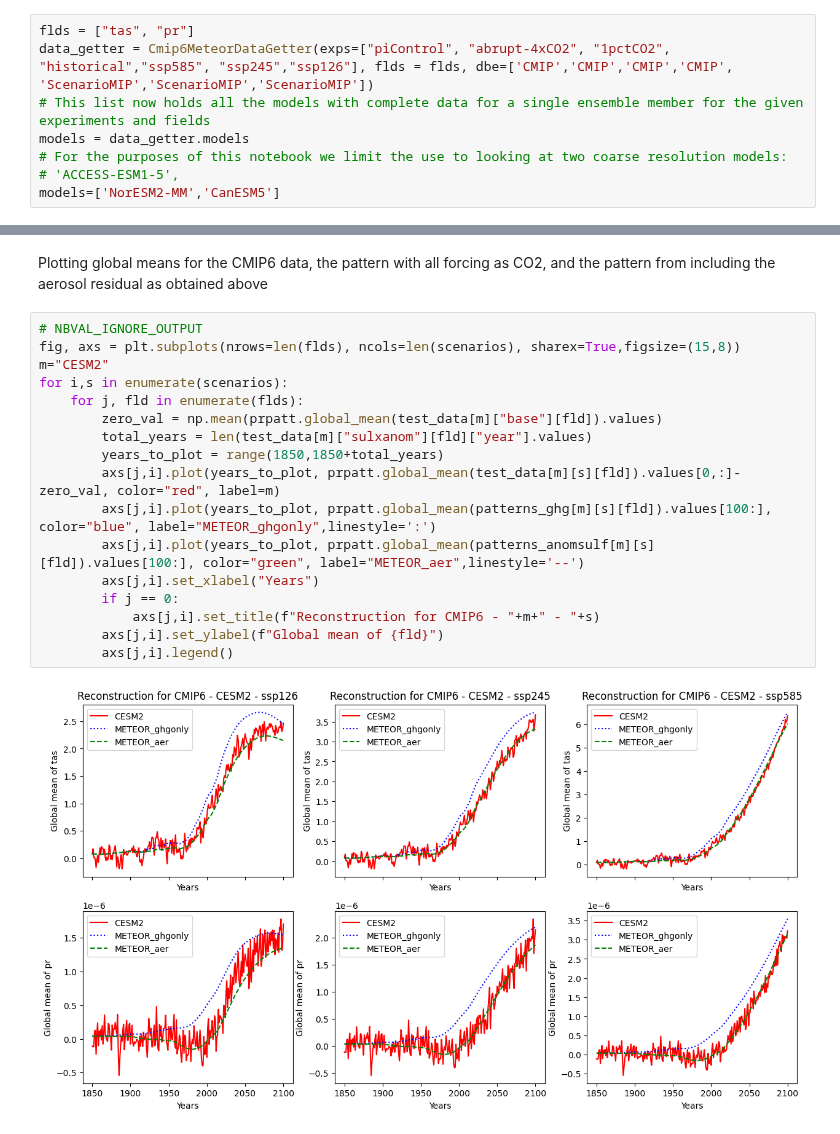
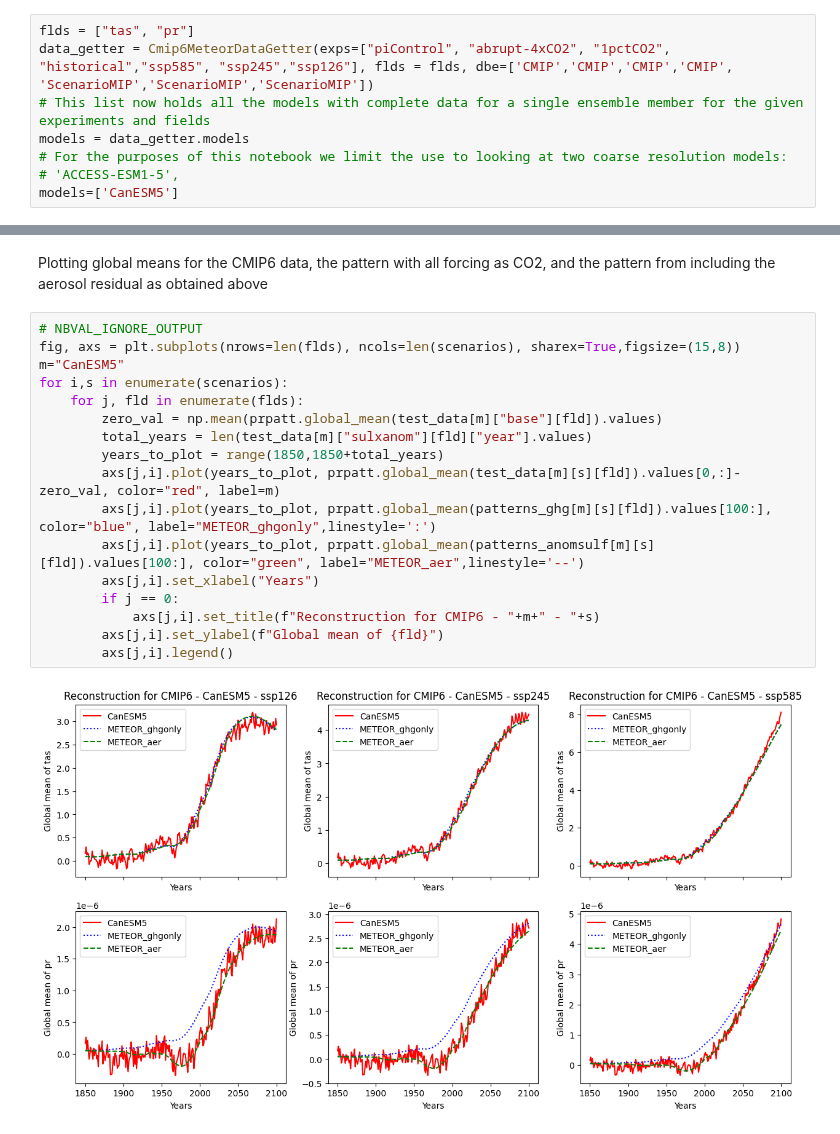
Before and after one commit to benmsanderson/METEOR, a Jupyter notebook: notebooks/CMIP6_hacking.ipynb, the cells around one changed output, grey strips where cells are left out. Drawn from its saved outputs; the diff is of its cells as text.

```diff
--- a/notebooks/CMIP6_hacking.ipynb
+++ b/notebooks/CMIP6_hacking.ipynb
@@ -106,4 +44,4 @@ data_getter = Cmip6MeteorDataGetter(exps=["piControl", "abrupt-4xCO2", "1pctCO2"
 models = data_getter.models
 # For the purposes of this notebook we limit the use to looking at two coarse resolution models:
 # 'ACCESS-ESM1-5',
-models=['NorESM2-MM','CanESM5']
+models=['CanESM5']
@@ -286,19 +169,19 @@ Plotting global means for the CMIP6 data, the pattern with all forcing as CO2, a
 # %%
 # NBVAL_IGNORE_OUTPUT
 fig, axs = plt.subplots(nrows=len(flds), ncols=len(scenarios), sharex=True,figsize=(15,8))
-m="CESM2"
+m="CanESM5"
 for i,s in enumerate(scenarios):
     for j, fld in enumerate(flds):
         zero_val = np.mean(prpatt.global_mean(test_data[m]["base"][fld]).values)
         total_years = len(test_data[m]["sulxanom"][fld]["year"].values)
         years_to_plot = range(1850,1850+total_years)
         axs[j,i].plot(years_to_plot, prpatt.global_mean(test_data[m][s][fld]).values[0,:]-zero_val, color="red", label=m)
         axs[j,i].plot(years_to_plot, prpatt.global_mean(patterns_ghg[m][s][fld]).values[100:], color="blue", label="METEOR_ghgonly",linestyle=':')
         axs[j,i].plot(years_to_plot, prpatt.global_mean(patterns_anomsulf[m][s][fld]).values[100:], color="green", label="METEOR_aer",linestyle='--')
         axs[j,i].set_xlabel("Years")
         if j == 0:
             axs[j,i].set_title(f"Reconstruction for CMIP6 - "+m+" - "+s)
         axs[j,i].set_ylabel(f"Global mean of {fld}")
         axs[j,i].legend()
 # %% [output]
-[figure, old version]
+[figure, new version]
```
Also changed, not shown: parts of 17 cells of this notebook, 1 other file.
